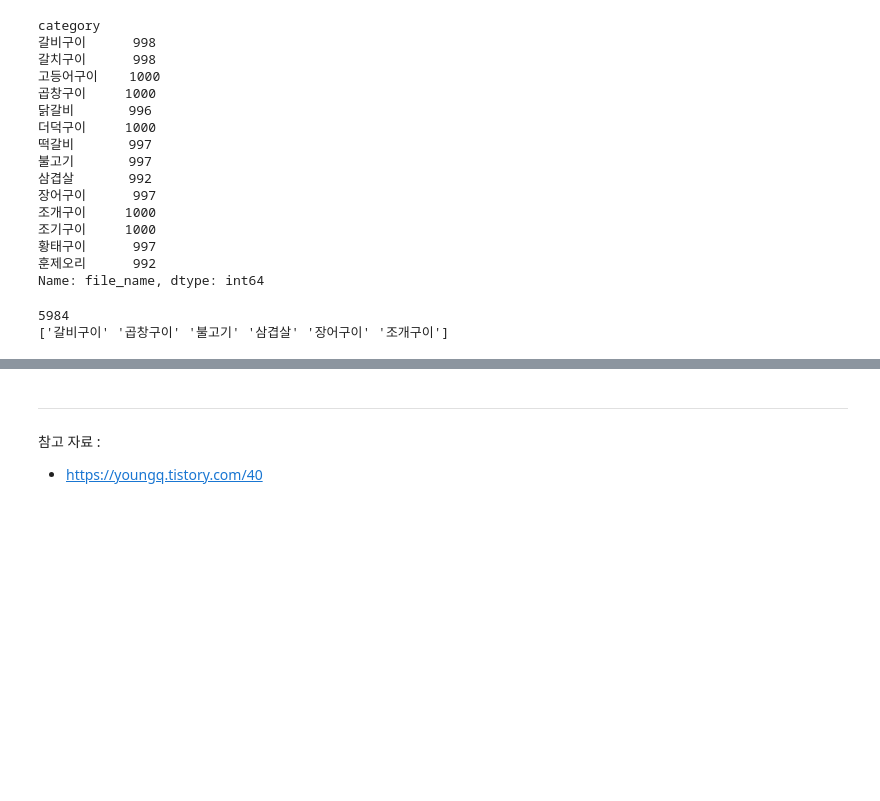
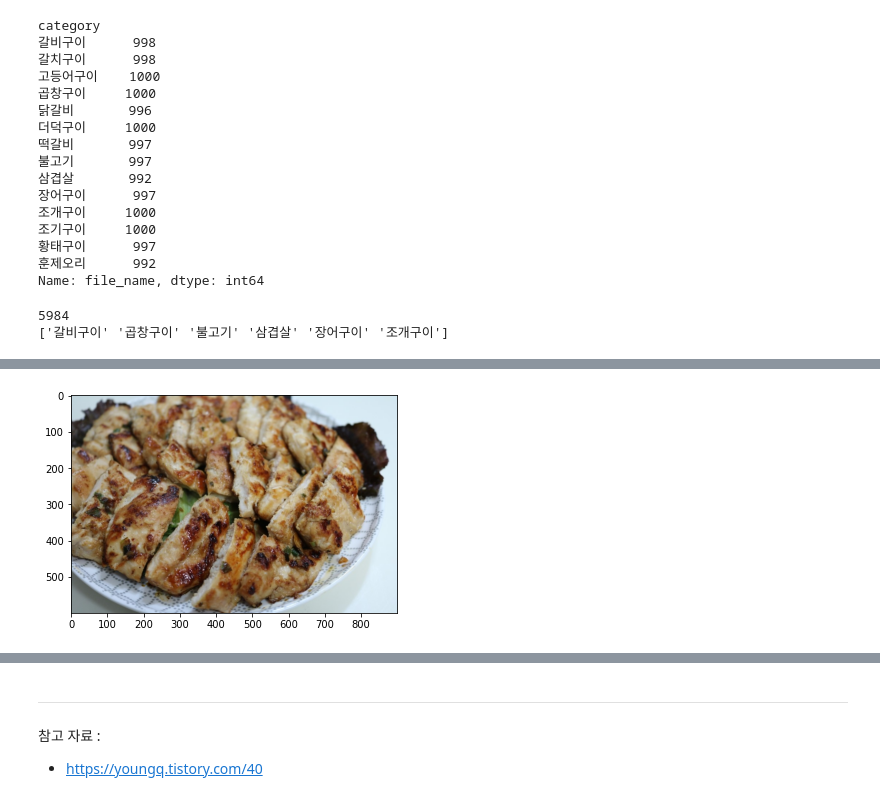
Before and after one commit to Chanjun-kim/Chanjun-kim.github.io, a Jupyter notebook: _ipynb/2021-06-08-CNN.ipynb, the cells around one changed output, grey strips where cells are left out. Saved outputs shown, nothing was run; the diff lists cells and outputs as text; code cells hidden in the pictures; blank space fills up the shorter version.

```diff
--- a/_ipynb/2021-06-08-CNN.ipynb
+++ b/_ipynb/2021-06-08-CNN.ipynb
@@ -152,0 +185,5 @@ print(file_list.category.unique())
+# %%
+plt.imshow(cv2.cvtColor(img, cv2.COLOR_BGR2RGB))
+plt.show()
+# %% [output]
+[figure, added]
```
Also changed, not shown: parts of 28 cells of this notebook, 1 other file.
